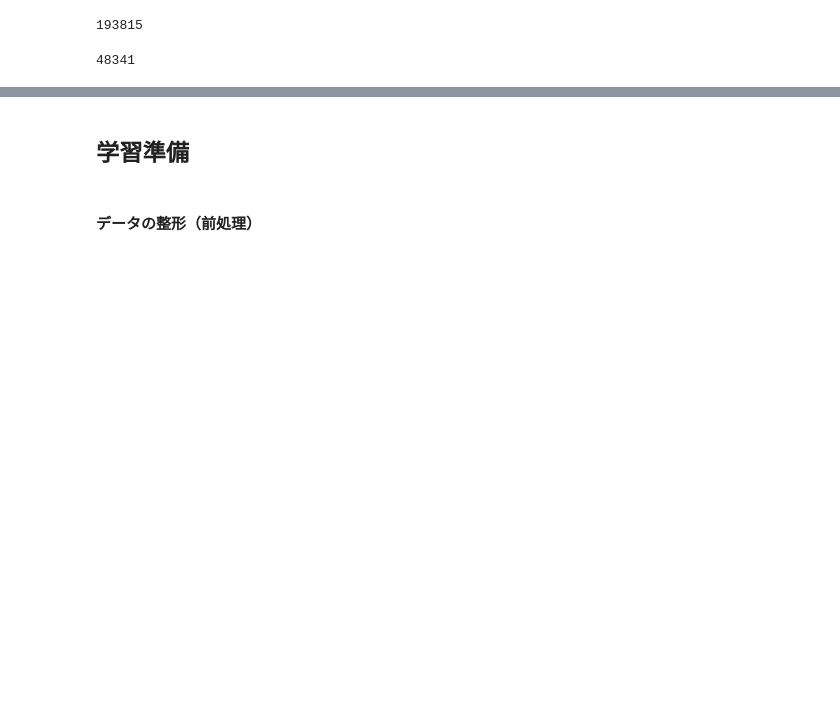
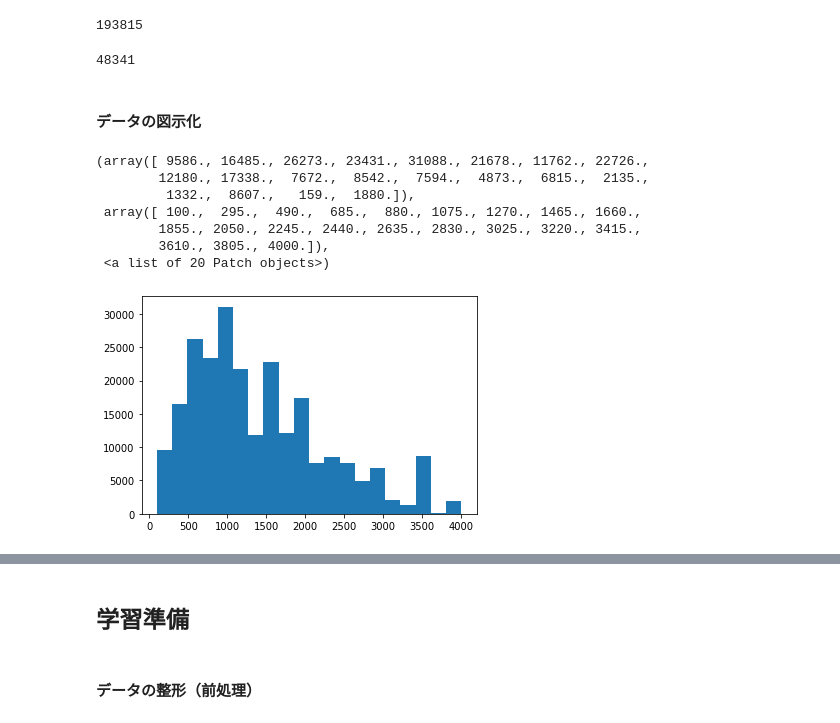
Before and after one commit to RandyGen/SIGNATE_Beginner3, a Jupyter notebook: Beginner3_20210725/model.ipynb, the cells around one changed output, grey strips where cells are left out. Cells and saved outputs as stored; diff of their text form; code cells hidden in the pictures; blank space fills up the shorter version.

```diff
--- a/Beginner3_20210725/model.ipynb
+++ b/Beginner3_20210725/model.ipynb
@@ -97,3 +119,16 @@ len(train[train['loan_status'] == 'FullyPaid'])
 len(train[train['loan_status'] == 'ChargedOff'])
 # %% [output]
 48341
+# %% [markdown]
+#### データの図示化
+# %%
+plt.hist(x=train['loan_amnt'], bins=20)
+# %% [output]
+(array([ 9586., 16485., 26273., 23431., 31088., 21678., 11762., 22726.,
+        12180., 17338.,  7672.,  8542.,  7594.,  4873.,  6815.,  2135.,
+         1332.,  8607.,   159.,  1880.]),
+ array([ 100.,  295.,  490.,  685.,  880., 1075., 1270., 1465., 1660.,
+        1855., 2050., 2245., 2440., 2635., 2830., 3025., 3220., 3415.,
+        3610., 3805., 4000.]),
+ <a list of 20 Patch objects>)
+[figure, added]
```
Also changed, not shown: parts of 31 cells of this notebook.
